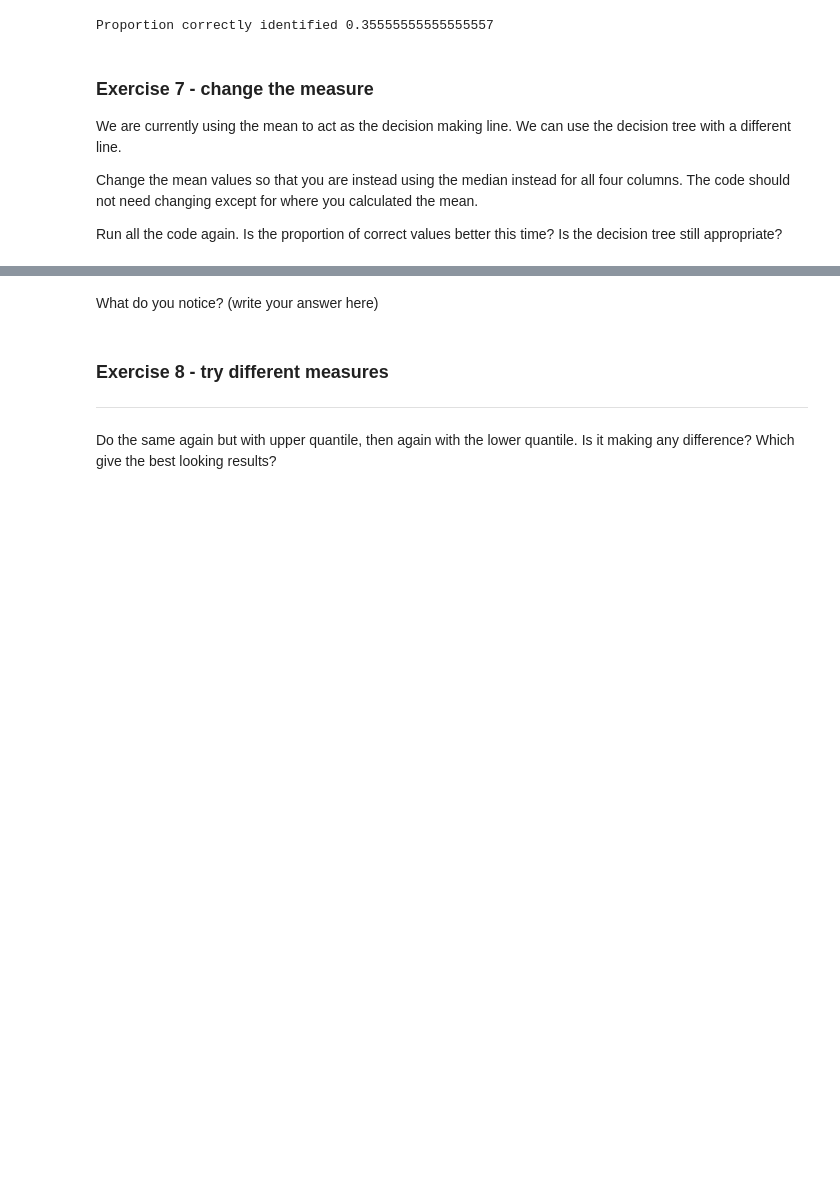
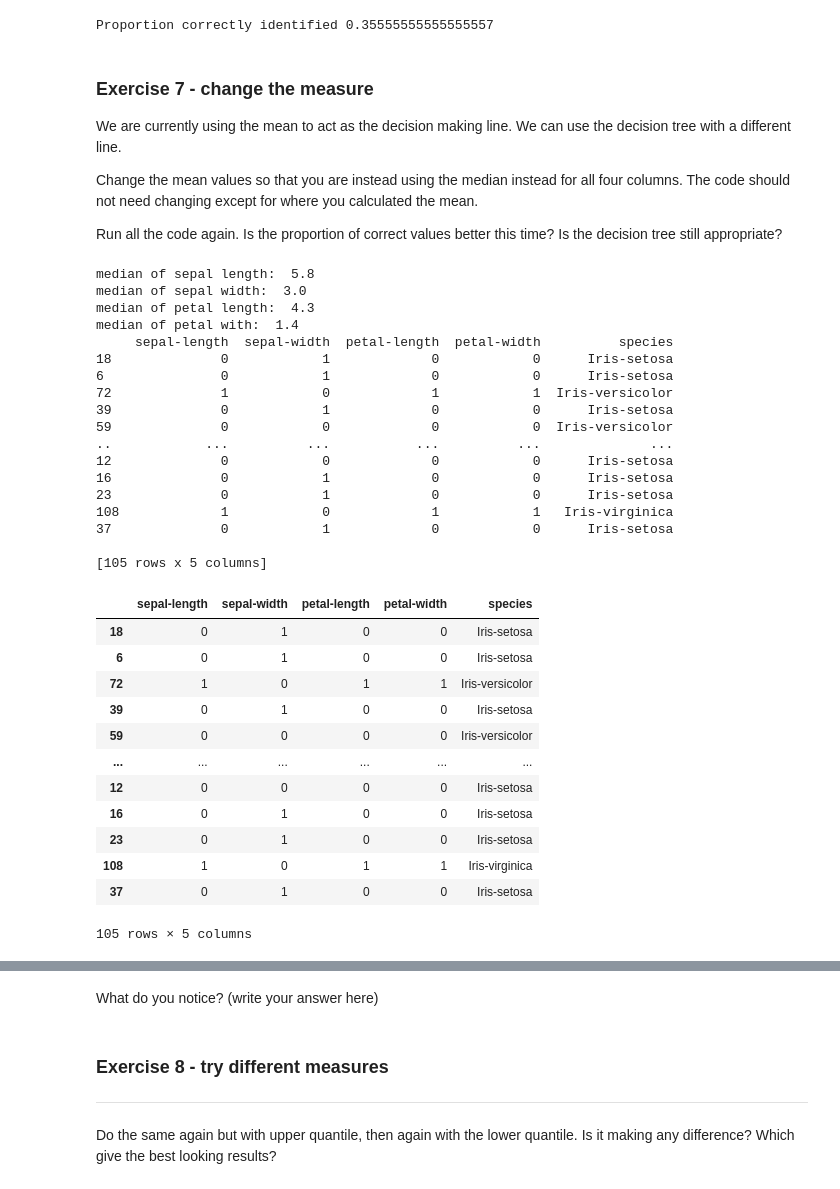
Before and after one commit to EllenSakkla/-PythonFundamentals, a Jupyter notebook: projects/Decision_Tree_coded_model.ipynb, the cells around one changed output, grey strips where cells are left out. Saved outputs shown, nothing was run; the diff lists cells and outputs as text; code cells hidden in the pictures; blank space fills up the shorter version.

```diff
--- a/projects/Decision_Tree_coded_model.ipynb
+++ b/projects/Decision_Tree_coded_model.ipynb
@@ -710,3 +713,74 @@ We are currently using the mean to act as the decision making line.  We can use
 Change the mean values so that you are instead using the median instead for all four columns.  The code should not need changing except for where you calculated the mean.
 
 Run all the code again.  Is the proportion of correct values better this time?   Is the decision tree still appropriate?
+# %%
+#get the median for each column and apply a function to encode into 1 (above median) and 0 (median or below median)
+#step1
+def encode2(df, **kdws):
+  indicator = kdws['indicator']
+  key = kdws['key']
+  if df[key] > indicator:
+    return 1
+  else:
+    return 0
+
+#step2
+#calculating the medians of the metrics columns
+sl_median = train["sepal-length"].median()
+print("median of sepal length: ", sl_median)
+sw_median = train["sepal-width"].median()
+print("median of sepal width: ", sw_median)
+pl_median = train["petal-length"].median()
+print("median of petal length: ", pl_median)
+pw_median = train["petal-width"].median()
+print("median of petal with: ", pw_median)
+
+#step3
+#run the function for each column so that each of the four columns are encoded [0 = below median, 1 = above median], then drop the original columns, saving as a new dataframe
+train_median = train.copy() #creating a new copy of the original dtframe
+train_median['sepal-length'] = train_median.apply(encode, axis=1, key='sepal-length', indicator=train['sepal-length'].median())
+train_median['sepal-width'] = train_median.apply(encode, axis=1, key='sepal-width', indicator=train['sepal-width'].median())
+train_median['petal-length'] = train_median.apply(encode, axis=1, key='petal-length', indicator=train['petal-length'].median())
+train_median['petal-width'] = train_median.apply(encode, axis=1, key='petal-width', indicator=train['petal-width'].median())
+
+#If we rename the column titles to 'sepal-length2' etc, that will create a copy of the dataframe with the new columns created via renaming.
+#The variant 'train_median' is also a exact copy of the variant 'train'.
+# train_median['sepal-length2'] = train.apply(encode, axis=1, key='sepal-length', indicator=train['sepal-length'].median())
+# train_median['sepal-width2'] = train.apply(encode, axis=1, key='sepal-width', indicator=train['sepal-width'].median())
+# train_median['petal-length2'] = train.apply(encode, axis=1, key='petal-length', indicator=train['petal-length'].median())
+# train_median['petal-width2'] = train.apply(encode, axis=1, key='petal-width', indicator=train['petal-width'].median())
+print(train_median)
+train_median
+#train_median.describe()
+# %% [output]
+median of sepal length:  5.8
+median of sepal width:  3.0
+median of petal length:  4.3
+median of petal with:  1.4
+     sepal-length  sepal-width  petal-length  petal-width          species
+18              0            1             0            0      Iris-setosa
+6               0            1             0            0      Iris-setosa
+72              1            0             1            1  Iris-versicolor
+39              0            1             0            0      Iris-setosa
+59              0            0             0            0  Iris-versicolor
+..            ...          ...           ...          ...              ...
+12              0            0             0            0      Iris-setosa
+16              0            1             0            0      Iris-setosa
+23              0            1             0            0      Iris-setosa
+108             1            0             1            1   Iris-virginica
+37              0            1             0            0      Iris-setosa
+
+[105 rows x 5 columns]
+|  | sepal-length | sepal-width | petal-length | petal-width | species |
+| 18 | 0 | 1 | 0 | 0 | Iris-setosa |
+| 6 | 0 | 1 | 0 | 0 | Iris-setosa |
+| 72 | 1 | 0 | 1 | 1 | Iris-versicolor |
+| 39 | 0 | 1 | 0 | 0 | Iris-setosa |
+| 59 | 0 | 0 | 0 | 0 | Iris-versicolor |
+| ... | ... | ... | ... | ... | ... |
+| 12 | 0 | 0 | 0 | 0 | Iris-setosa |
+| 16 | 0 | 1 | 0 | 0 | Iris-setosa |
+| 23 | 0 | 1 | 0 | 0 | Iris-setosa |
+| 108 | 1 | 0 | 1 | 1 | Iris-virginica |
+| 37 | 0 | 1 | 0 | 0 | Iris-setosa |
+105 rows × 5 columns
```
Also changed, not shown: parts of 2 cells of this notebook.
